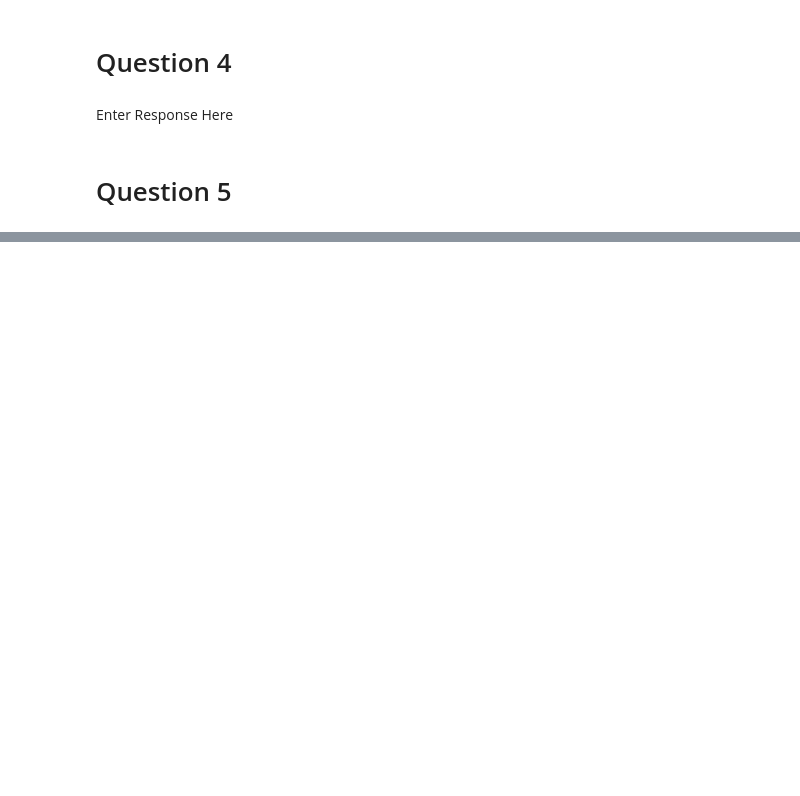
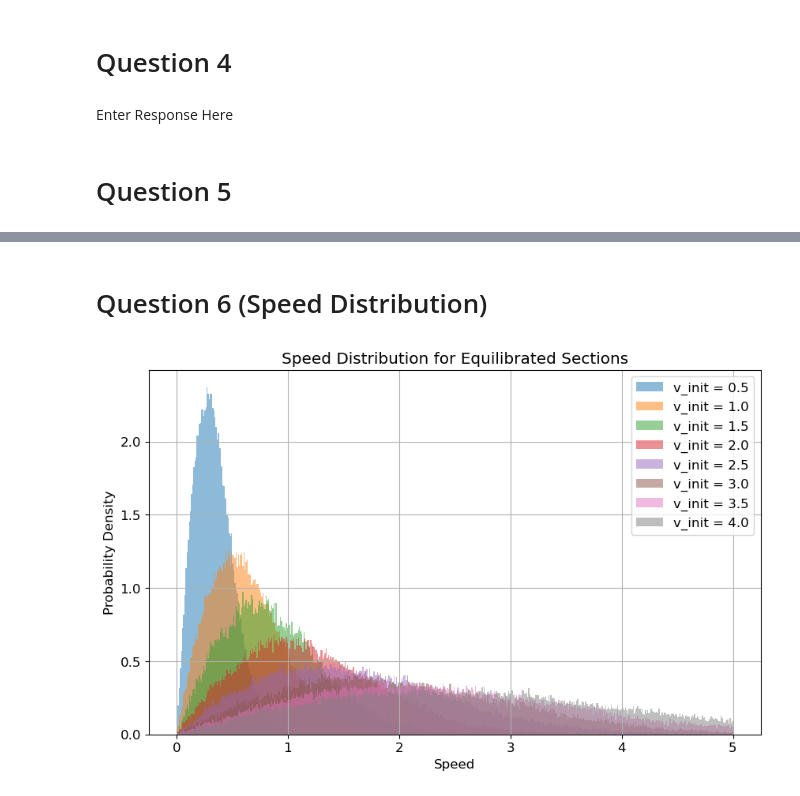
Before and after one commit to MoSpoonRhakib/EID444HW4, a Jupyter notebook: EID444HW4-Mohammed Rhakib.ipynb, the cells around one changed output, grey strips where cells are left out. Cells and saved outputs as stored; diff of their text form; code cells hidden in the pictures; blank space fills up the shorter version.

Commit message:
Attempted all coding questions

```diff
--- a/EID444HW4-Mohammed Rhakib.ipynb
+++ b/EID444HW4-Mohammed Rhakib.ipynb
@@ -386,0 +471,6 @@ def plot_Temp_vs_tsim():
+# %% [markdown]
+# Question 6 (Speed Distribution)
+# %%
+speed_distribution(trajectories, dt, v_max=5, dv=0.01)
+# %% [output]
+[figure, added]
```
Also changed, not shown: parts of 19 cells of this notebook, 1 other file.
